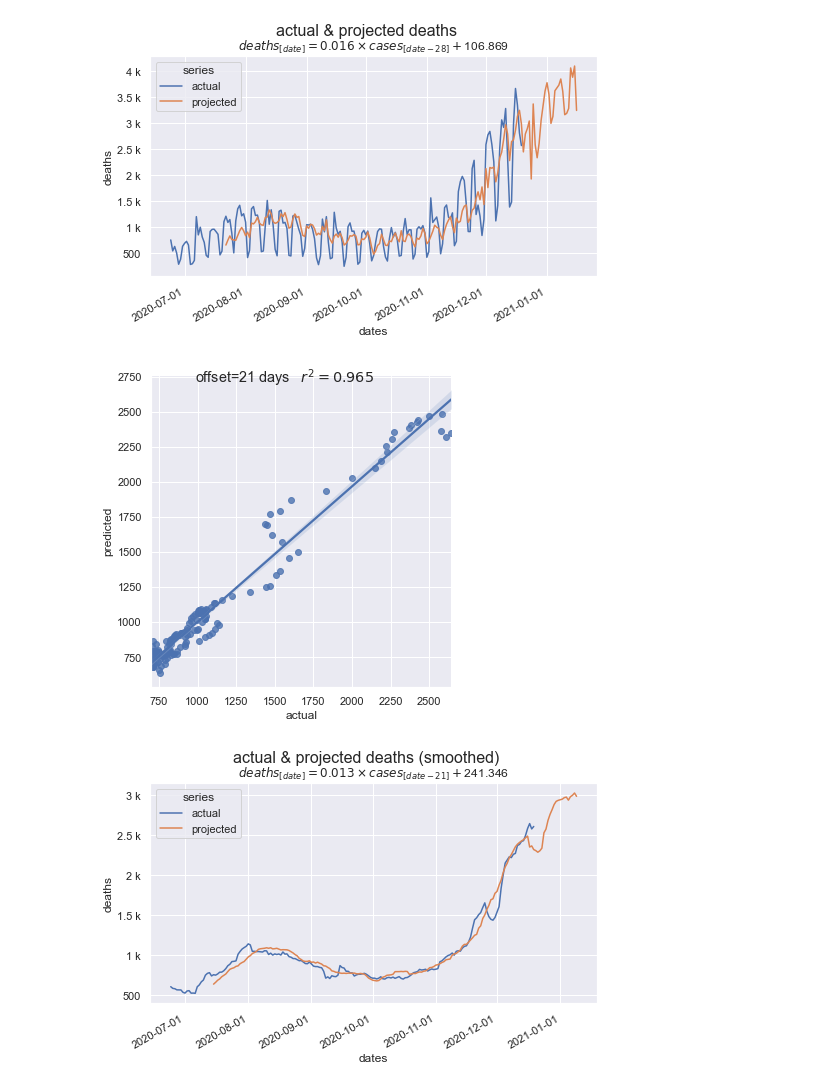
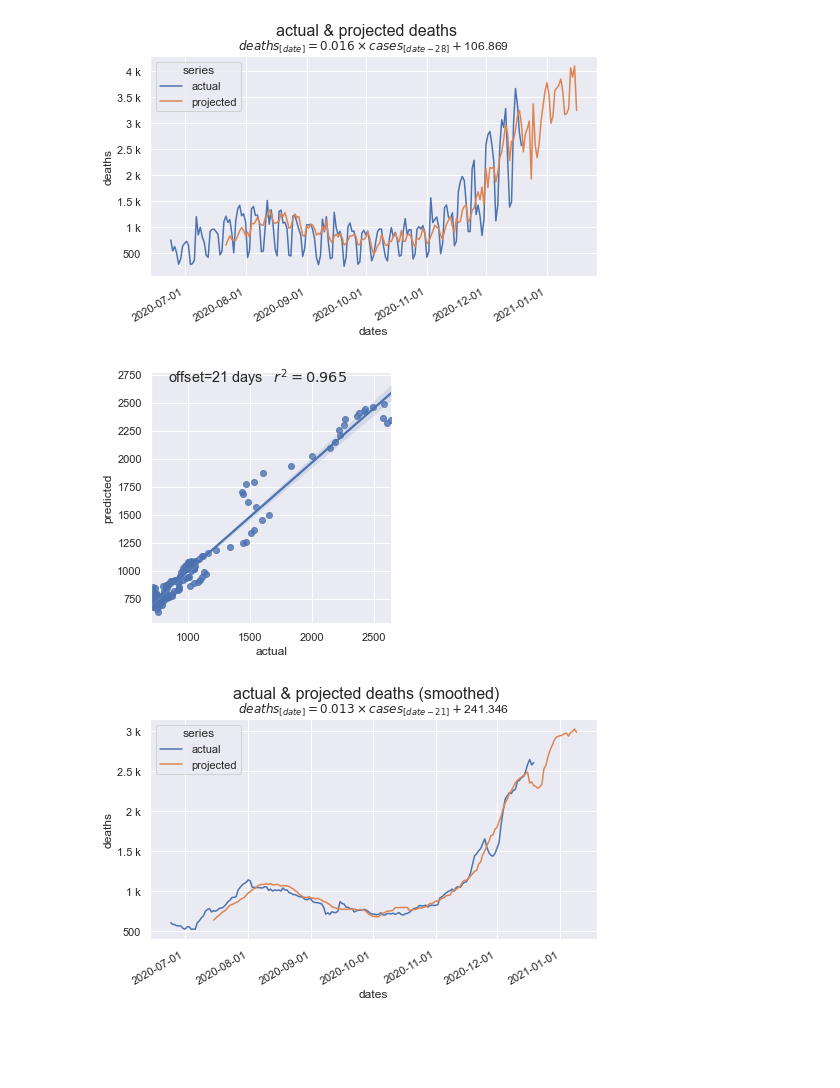
Before and after one commit to dkackman/covid, a Jupyter notebook: covid-linear-regression.ipynb, the cells around one changed output. Drawn from its saved outputs; the diff is of its cells as text; code cells hidden in the pictures; blank space fills up the shorter version.

```diff
--- a/covid-linear-regression.ipynb
+++ b/covid-linear-regression.ipynb
@@ -85,10 +80,11 @@ fig.savefig("dailycomparison.png")
 # %%
 model = BestFitModel(df[['new_cases_smoothed']], df['new_deaths_smoothed'], MAX_OFFSET)
 
 fig = sns.lmplot(data= pd.DataFrame({'predicted': model.predictions, 'actual': model.actuals}), x="actual", y="predicted").fig
 fig.suptitle(rf"offset={model.offset} days   $r^2={round(model.r2,3)}$")
+fig.set_size_inches(4, 4)
 
 fig.savefig("smoothed.png")
 # %% [output]
-[figure, old version]
+[figure, new version]
 # %%
```
Also changed, not shown: parts of 4 cells of this notebook, 3 other files.
